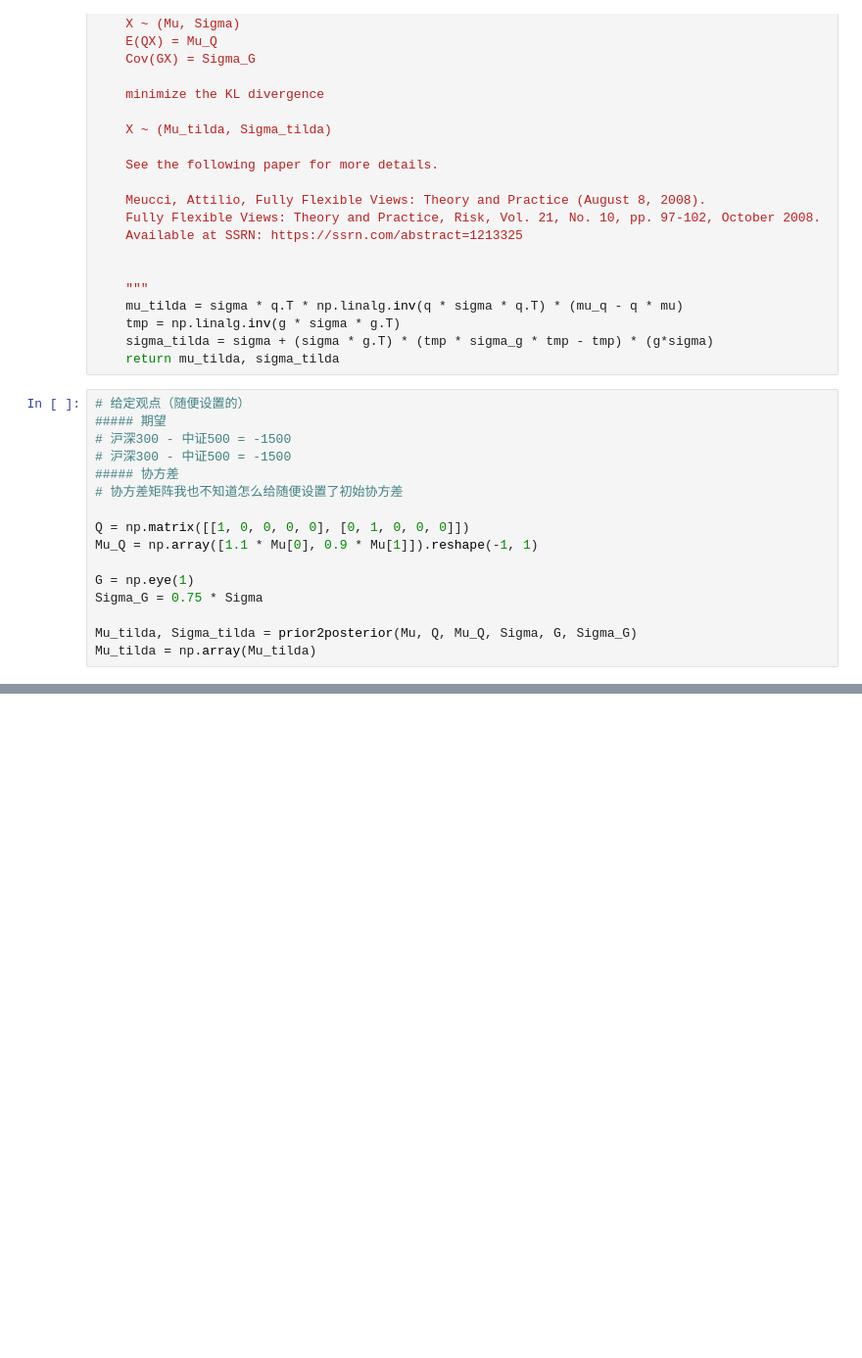
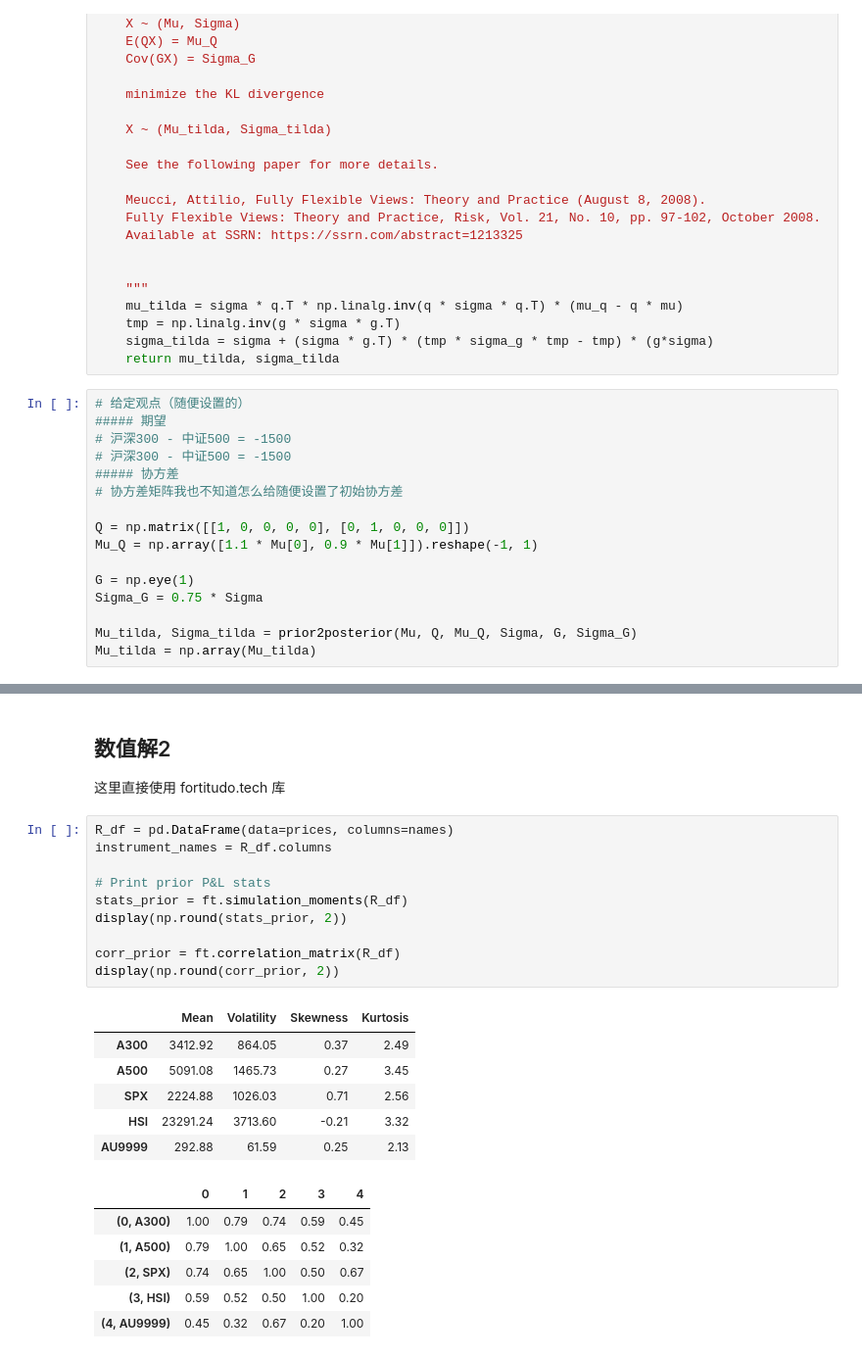
Before and after one commit to dishangti/Entropy-Pooling, a Jupyter notebook: EP.ipynb, the cells around one changed output, grey strips where cells are left out. Shown at 98% size. Saved outputs shown, nothing was run; the diff lists cells and outputs as text; blank space fills up the shorter version.

```diff
--- a/EP.ipynb
+++ b/EP.ipynb
@@ -193,0 +326,26 @@ for i, name in enumerate(names):
+# %% [markdown]
+## 数值解2
+这里直接使用 fortitudo.tech 库
+# %%
+R_df = pd.DataFrame(data=prices, columns=names)
+instrument_names = R_df.columns
+
+# Print prior P&L stats
+stats_prior = ft.simulation_moments(R_df)
+display(np.round(stats_prior, 2))
+
+corr_prior = ft.correlation_matrix(R_df)
+display(np.round(corr_prior, 2))
+# %% [output]
+|  | Mean | Volatility | Skewness | Kurtosis |
+| A300 | 3412.92 | 864.05 | 0.37 | 2.49 |
+| A500 | 5091.08 | 1465.73 | 0.27 | 3.45 |
+| SPX | 2224.88 | 1026.03 | 0.71 | 2.56 |
+| HSI | 23291.24 | 3713.60 | -0.21 | 3.32 |
+| AU9999 | 292.88 | 61.59 | 0.25 | 2.13 |
+|  | 0 | 1 | 2 | 3 | 4 |
+| (0, A300) | 1.00 | 0.79 | 0.74 | 0.59 | 0.45 |
+| (1, A500) | 0.79 | 1.00 | 0.65 | 0.52 | 0.32 |
+| (2, SPX) | 0.74 | 0.65 | 1.00 | 0.50 | 0.67 |
+| (3, HSI) | 0.59 | 0.52 | 0.50 | 1.00 | 0.20 |
+| (4, AU9999) | 0.45 | 0.32 | 0.67 | 0.20 | 1.00 |
```
Also changed, not shown: parts of 12 cells of this notebook.
